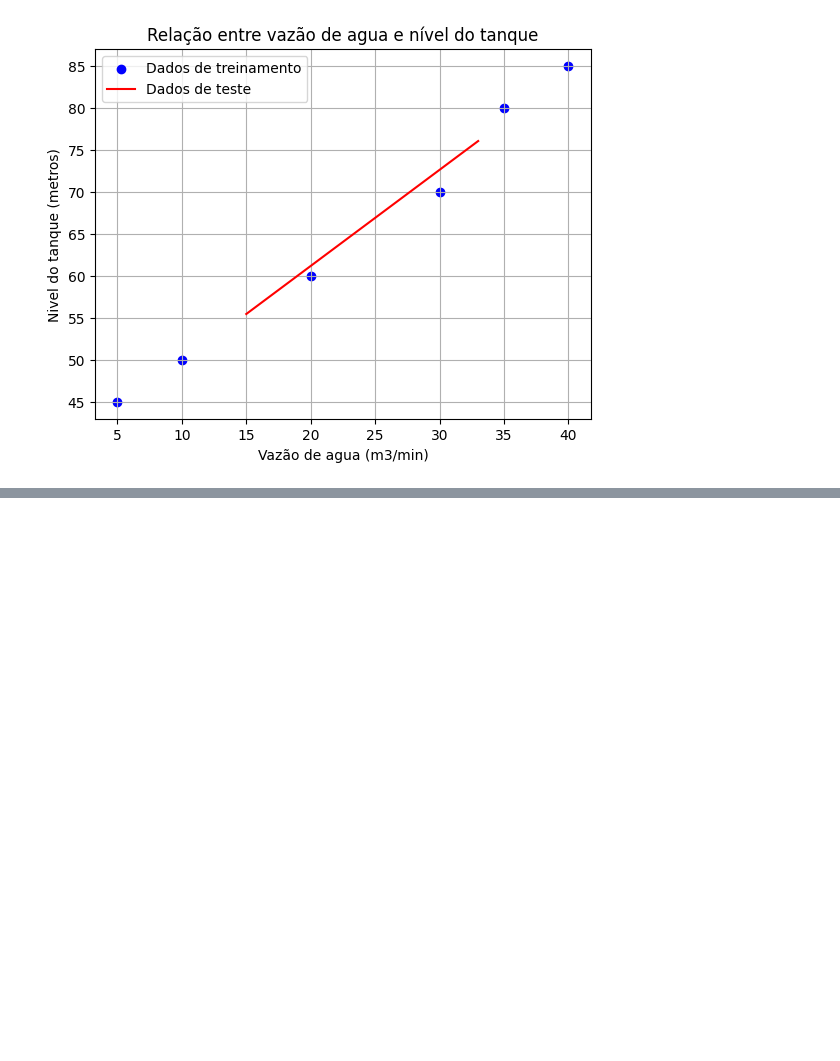
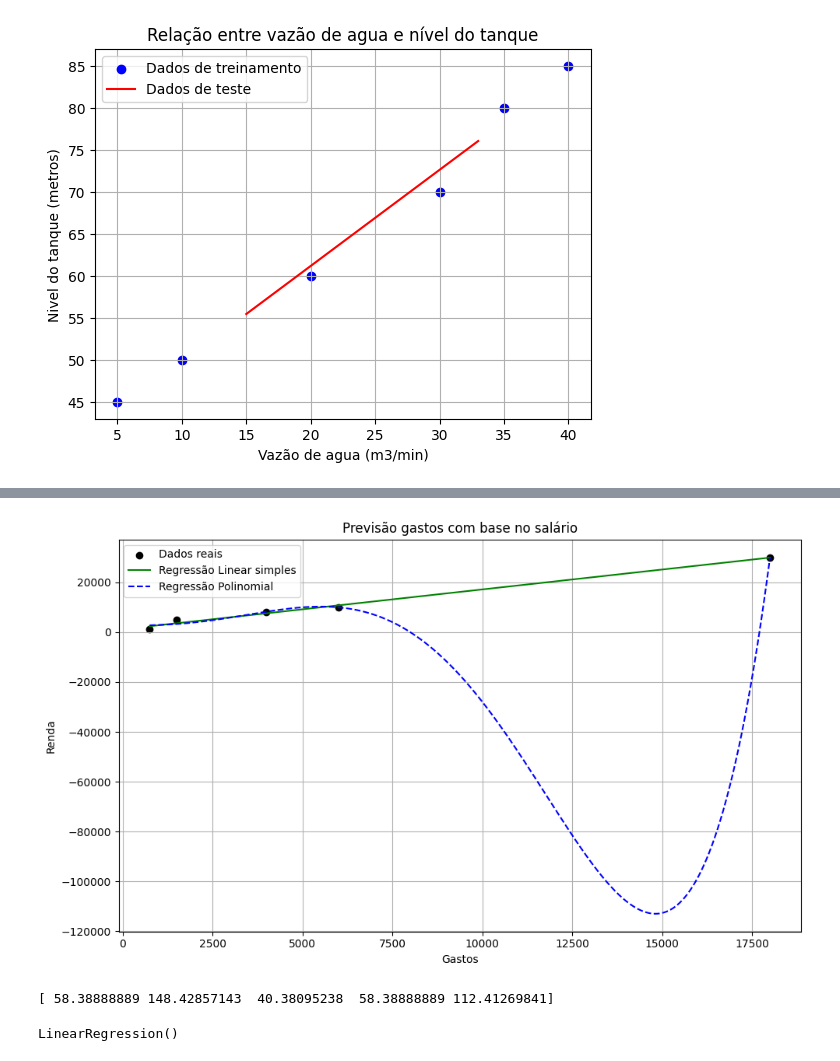
Before and after one commit to danil0m4cr1/IABD, a Jupyter notebook: Aula 7/codigo.ipynb, the cells around one changed output, grey strips where cells are left out. Saved outputs shown, nothing was run; the diff lists cells and outputs as text; code cells hidden in the pictures; blank space fills up the shorter version.

```diff
--- a/Aula 7/codigo.ipynb
+++ b/Aula 7/codigo.ipynb
@@ -73,0 +183,35 @@ Vazao: 33m3/min - Nivel previsto: 76.0593220338983metros
+# %%
+Gastos_range = np.linspace(750,18000,6000).reshape(-1,1)
+R_linear_curve = linear_model_C.predict(Gastos_range)
+r_poly_curve = poly_model_C.predict(poly_C.transform(Gastos_range))
+plt.figure(figsize=(10,6))
+plt.scatter(Gastos, Renda,color='black',label='Dados reais')
+plt.plot(Gastos_range, R_linear_curve, color='green',label='Regressão Linear simples')
+plt.plot(Gastos_range, r_poly_curve, color='blue', linestyle='--', label='Regressão Polinomial')
+plt.title('Previsão gastos com base no salário')
+plt.xlabel('Gastos')
+plt.ylabel('Renda')
+plt.legend()
+plt.grid(True)
+plt.tight_layout()
+plt.show()
+# %% [output]
+[figure, added]
+# %%
+# Exercício 5
+Consumo = np.array([50,140,30,75,123])
+Demanda = np.array([100,200,80,100,160]).reshape(-1,1)
+
+linear_model_W = LinearRegression()
+linear_model_W.fit(Demanda, Consumo)
+W_linear_pred = linear_model_W.predict(Demanda)
+print(W_linear_pred)
+# %% [output]
+[ 58.38888889 148.42857143  40.38095238  58.38888889 112.41269841]
+# %%
+poly_W = PolynomialFeatures(degree=15)
+D_poly = poly_W.fit_transform(Demanda)
+poly_model_W = LinearRegression()
+poly_model_W.fit(D_poly, Consumo)
+# %% [output]
+LinearRegression()
```
Also changed, not shown: parts of 12 cells of this notebook.
